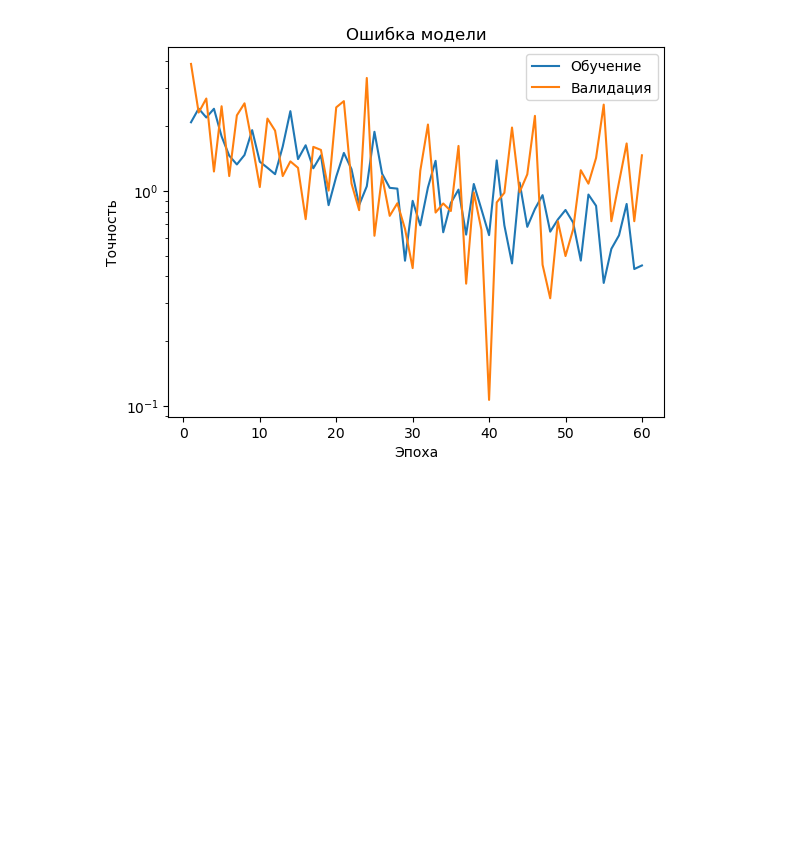
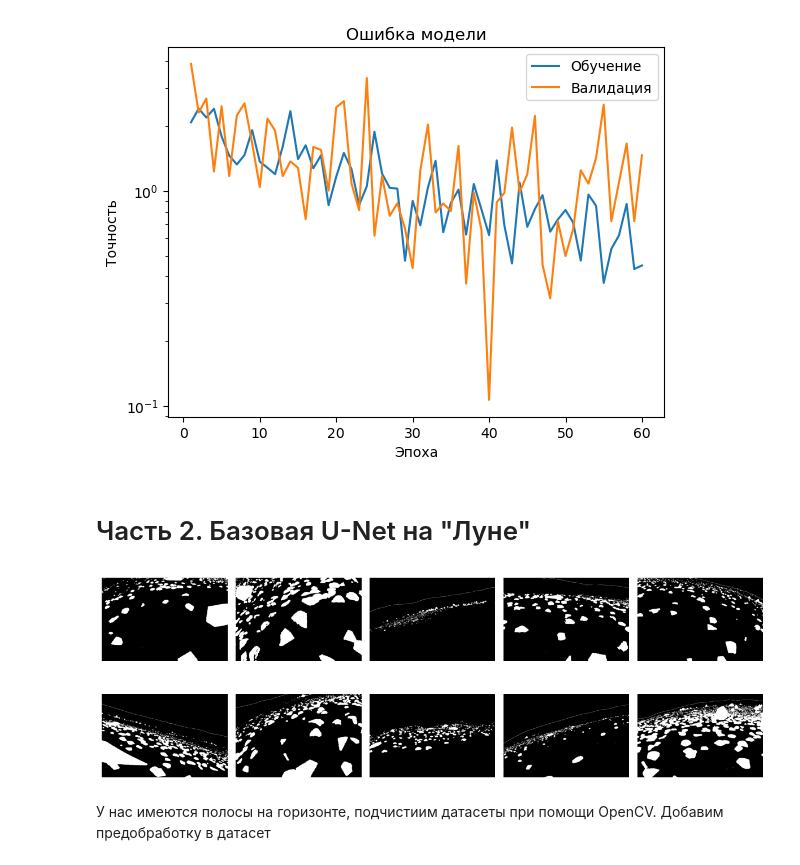
Before and after one commit to EHAT32/cv-masters-2025-fall, a Jupyter notebook: hw3.ipynb, the cells around one changed output. Saved outputs shown, nothing was run; the diff lists cells and outputs as text; code cells hidden in the pictures; blank space fills up the shorter version.

Commit message:
MoonDataset

```diff
--- a/hw3.ipynb
+++ b/hw3.ipynb
@@ -735,3 +735,40 @@ plt.semilogy()
 # %% [output]
 []
 [figure]
+# %% [markdown]
+# Часть 2. Базовая U-Net на "Луне"
+# %%
+import cv2
+
+class MoonDataset(Dataset):
+    def __init__(self, root) -> None:
+        super().__init__()
+        self.root = root
+        self.ground_masks = os.listdir(os.path.join(root, "ground"))
+        self.images = os.listdir(os.path.join(root, "render"))
+        self.tranform = None
+
+    def add_transform(self, transform):
+        self.tranform = transform
+
+    def __getitem__(self, index):
+        gt = cv2.imread(os.path.join(self.root, "ground", self.ground_masks[index]), cv2.IMREAD_GRAYSCALE)
+
+        return gt
+
+    def __len__(self) -> int:
+        return len(self.ground_masks)
+# %%
+root = "./data/MOON_SEGMENTATION_BINARY/images"
+
+ds_old = MoonDataset(root)
+plt.figure(figsize=(12, 6))
+for i in range(1,11):
+    plt.subplot(2,5,i)
+    plt.imshow(ds_old[i], cmap='gray')
+    plt.axis('off')
+    plt.tight_layout()
+# %% [output]
+[figure, added]
+# %% [markdown]
+У нас имеются полосы на горизонте, подчистиим датасеты при помощи OpenCV. Добавим предобработку в датасет
```
Also changed, not shown: parts of 7 cells of this notebook.
